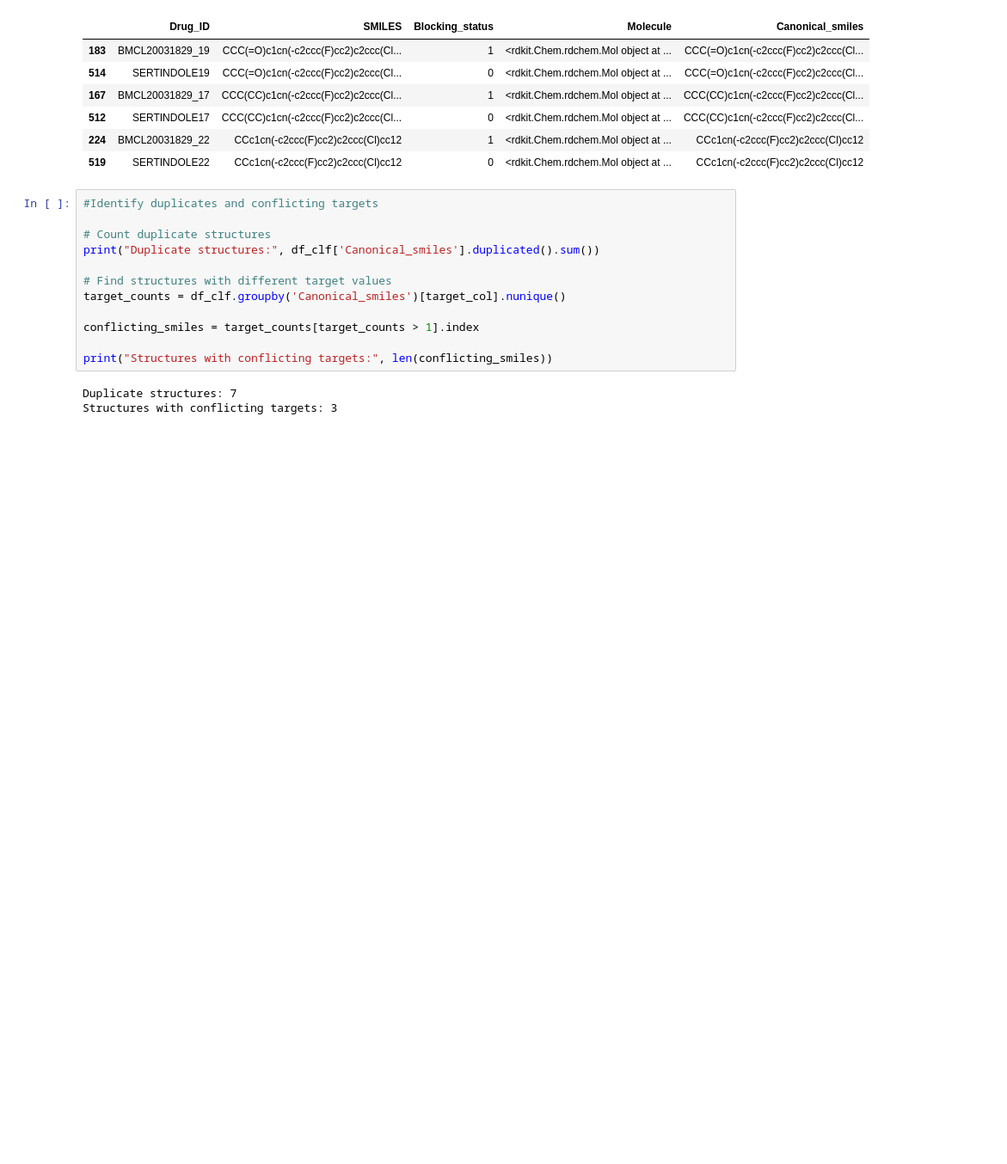
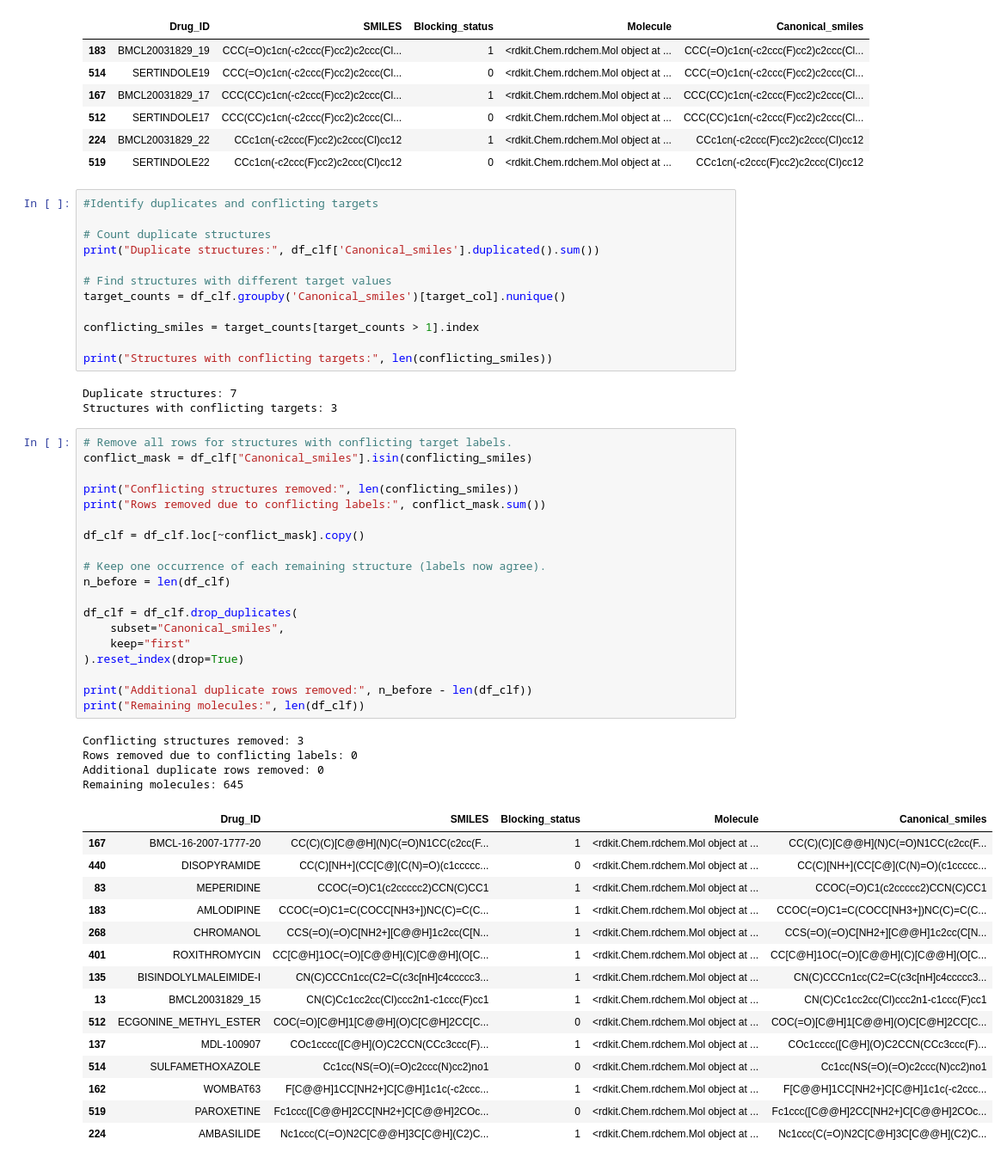
Before and after one commit to erinsoppelsa/Data-Project-for-Cheminformatics-class, a Jupyter notebook: notebooks/01_data_exploration.ipynb, the cells around one changed output. Shown at 86% size. Saved outputs shown, nothing was run; the diff lists cells and outputs as text; blank space fills up the shorter version.

```diff
--- a/notebooks/01_data_exploration.ipynb
+++ b/notebooks/01_data_exploration.ipynb
@@ -436,3 +440,42 @@ print("Structures with conflicting targets:", len(conflicting_smiles))
 # %% [output]
 Duplicate structures: 7
 Structures with conflicting targets: 3
+# %%
+# Remove all rows for structures with conflicting target labels.
+conflict_mask = df_clf["Canonical_smiles"].isin(conflicting_smiles)
+
+print("Conflicting structures removed:", len(conflicting_smiles))
+print("Rows removed due to conflicting labels:", conflict_mask.sum())
+
+df_clf = df_clf.loc[~conflict_mask].copy()
+
+# Keep one occurrence of each remaining structure (labels now agree).
+n_before = len(df_clf)
+
+df_clf = df_clf.drop_duplicates(
+    subset="Canonical_smiles",
+    keep="first"
+).reset_index(drop=True)
+
+print("Additional duplicate rows removed:", n_before - len(df_clf))
+print("Remaining molecules:", len(df_clf))
+# %% [output]
+Conflicting structures removed: 3
+Rows removed due to conflicting labels: 0
+Additional duplicate rows removed: 0
+Remaining molecules: 645
+|  | Drug_ID | SMILES | Blocking_status | Molecule | Canonical_smiles |
+| 167 | BMCL-16-2007-1777-20 | CC(C)(C)[C@@H](N)C(=O)N1CC(c2cc(F... | 1 | <rdkit.Chem.rdchem.Mol object at ... | CC(C)(C)[C@@H](N)C(=O)N1CC(c2cc(F... |
+| 440 | DISOPYRAMIDE | CC(C)[NH+](CC[C@](C(N)=O)(c1ccccc... | 0 | <rdkit.Chem.rdchem.Mol object at ... | CC(C)[NH+](CC[C@](C(N)=O)(c1ccccc... |
+| 83 | MEPERIDINE | CCOC(=O)C1(c2ccccc2)CCN(C)CC1 | 1 | <rdkit.Chem.rdchem.Mol object at ... | CCOC(=O)C1(c2ccccc2)CCN(C)CC1 |
+| 183 | AMLODIPINE | CCOC(=O)C1=C(COCC[NH3+])NC(C)=C(C... | 1 | <rdkit.Chem.rdchem.Mol object at ... | CCOC(=O)C1=C(COCC[NH3+])NC(C)=C(C... |
+| 268 | CHROMANOL | CCS(=O)(=O)C[NH2+][C@@H]1c2cc(C[N... | 1 | <rdkit.Chem.rdchem.Mol object at ... | CCS(=O)(=O)C[NH2+][C@@H]1c2cc(C[N... |
+| 401 | ROXITHROMYCIN | CC[C@H]1OC(=O)[C@@H](C)[C@@H](O[C... | 1 | <rdkit.Chem.rdchem.Mol object at ... | CC[C@H]1OC(=O)[C@@H](C)[C@@H](O[C... |
+| 135 | BISINDOLYLMALEIMIDE-I | CN(C)CCCn1cc(C2=C(c3c[nH]c4ccccc3... | 1 | <rdkit.Chem.rdchem.Mol object at ... | CN(C)CCCn1cc(C2=C(c3c[nH]c4ccccc3... |
+| 13 | BMCL20031829_15 | CN(C)Cc1cc2cc(Cl)ccc2n1-c1ccc(F)cc1 | 1 | <rdkit.Chem.rdchem.Mol object at ... | CN(C)Cc1cc2cc(Cl)ccc2n1-c1ccc(F)cc1 |
+| 512 | ECGONINE_METHYL_ESTER | COC(=O)[C@H]1[C@@H](O)C[C@H]2CC[C... | 0 | <rdkit.Chem.rdchem.Mol object at ... | COC(=O)[C@H]1[C@@H](O)C[C@H]2CC[C... |
+| 137 | MDL-100907 | COc1cccc([C@H](O)C2CCN(CCc3ccc(F)... | 1 | <rdkit.Chem.rdchem.Mol object at ... | COc1cccc([C@H](O)C2CCN(CCc3ccc(F)... |
+| 514 | SULFAMETHOXAZOLE | Cc1cc(NS(=O)(=O)c2ccc(N)cc2)no1 | 0 | <rdkit.Chem.rdchem.Mol object at ... | Cc1cc(NS(=O)(=O)c2ccc(N)cc2)no1 |
+| 162 | WOMBAT63 | F[C@@H]1CC[NH2+]C[C@H]1c1c(-c2ccc... | 1 | <rdkit.Chem.rdchem.Mol object at ... | F[C@@H]1CC[NH2+]C[C@H]1c1c(-c2ccc... |
+| 519 | PAROXETINE | Fc1ccc([C@@H]2CC[NH2+]C[C@@H]2COc... | 0 | <rdkit.Chem.rdchem.Mol object at ... | Fc1ccc([C@@H]2CC[NH2+]C[C@@H]2COc... |
+| 224 | AMBASILIDE | Nc1ccc(C(=O)N2C[C@@H]3C[C@H](C2)C... | 1 | <rdkit.Chem.rdchem.Mol object at ... | Nc1ccc(C(=O)N2C[C@H]3C[C@@H](C2)C... |
```
Also changed, not shown: parts of 4 cells of this notebook, 2 other files.
